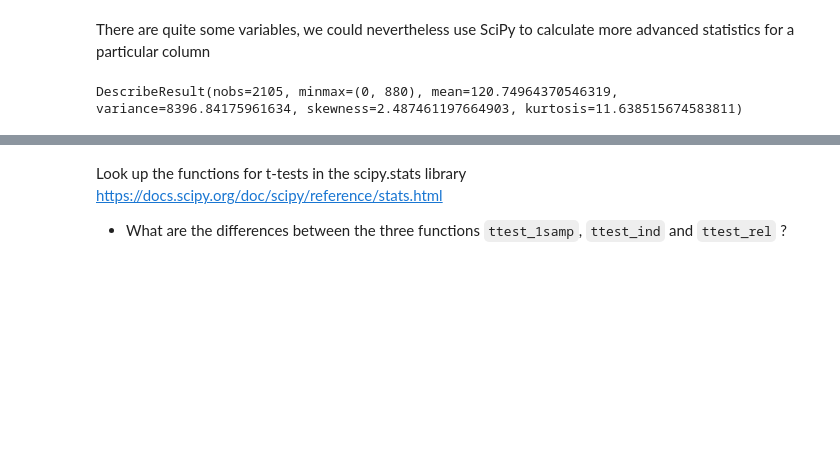
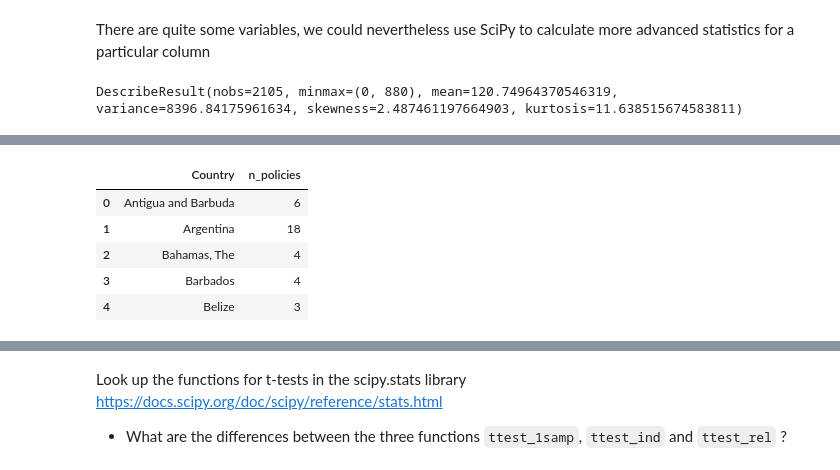
Before and after one commit to MaastrichtU-IDS/global-studies, a Jupyter notebook: semester2/notebooks/3.1-NHST-with-python.ipynb, the cells around one changed output, grey strips where cells are left out. Saved outputs shown, nothing was run; the diff lists cells and outputs as text; code cells hidden in the pictures; blank space fills up the shorter version.

```diff
--- a/semester2/notebooks/3.1-NHST-with-python.ipynb
+++ b/semester2/notebooks/3.1-NHST-with-python.ipynb
@@ -94,0 +145,18 @@ Are these **population** or **sample** statistics? How could you check?
+# %%
+# Advanced code with Pandas to get the number of policies Africa and Americas in different tables
+# The main take away is two resulting table
+df_Americas_table = df_Americas\
+    .groupby('Country')\
+    .count()['Title']\
+    .reset_index()\
+    .fillna(0)\
+    .rename(columns={'Title':'n_policies'})
+# %%
+df_Americas_table.head(5)
+# %% [output]
+|  | Country | n_policies |
+| 0 | Antigua and Barbuda | 6 |
+| 1 | Argentina | 18 |
+| 2 | Bahamas, The | 4 |
+| 3 | Barbados | 4 |
+| 4 | Belize | 3 |
```
Also changed, not shown: parts of 28 cells of this notebook, 1 other file.
